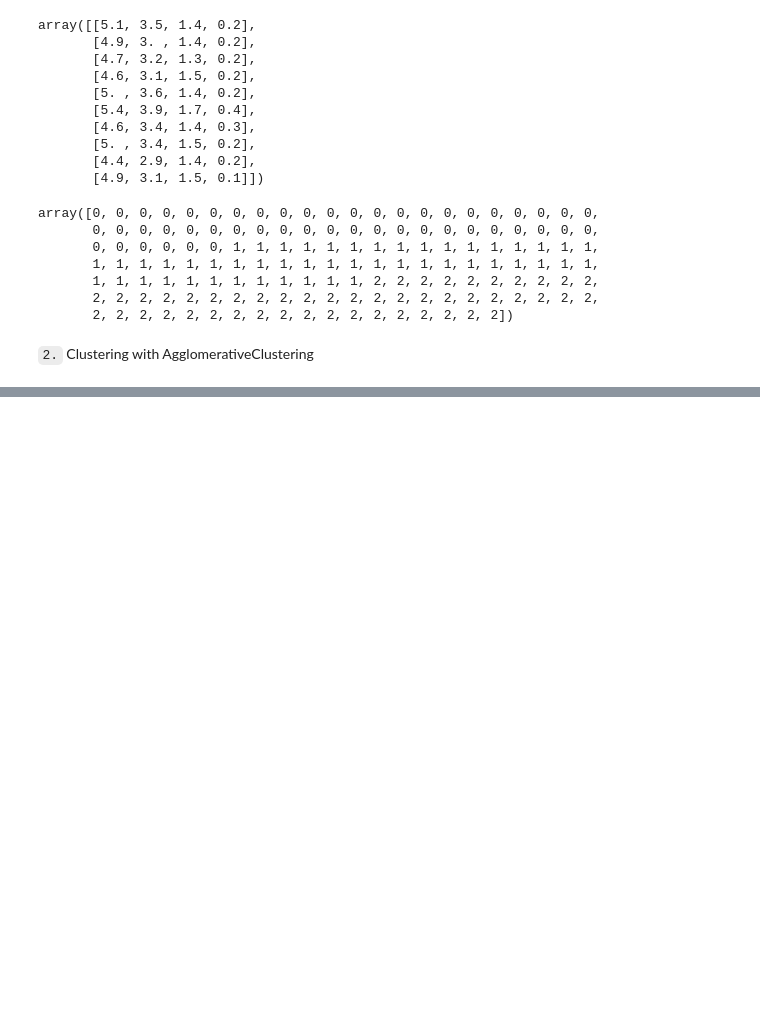
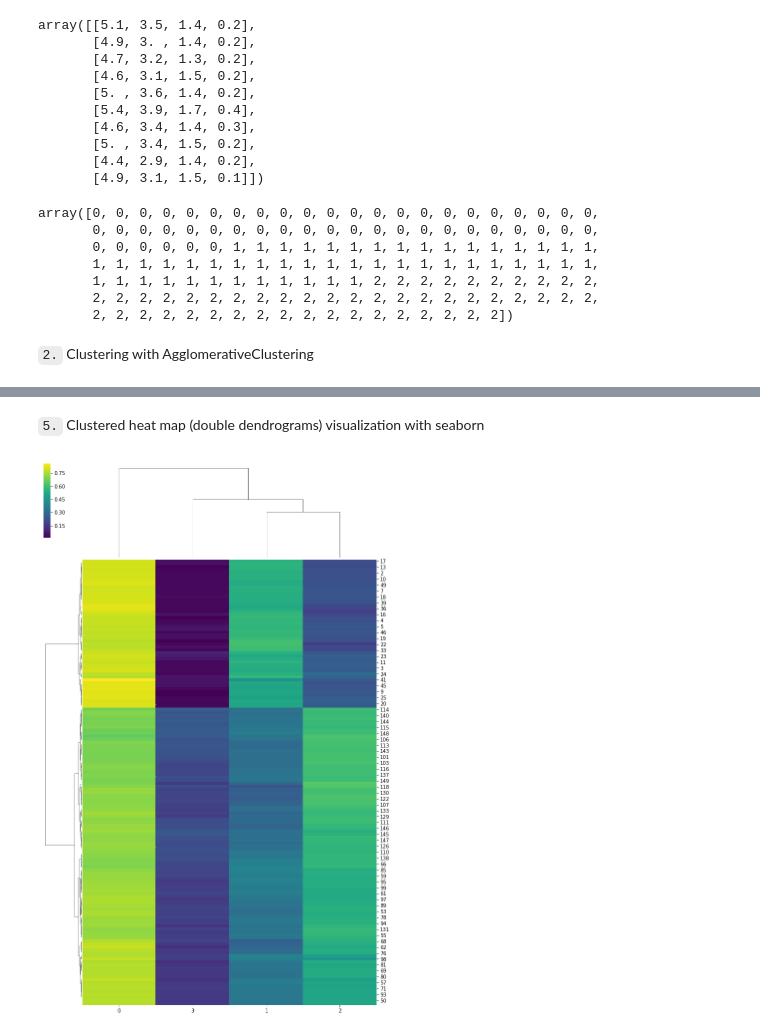
Before and after one commit to sclkan/ML-Study-Notes, a Jupyter notebook: unsupervised_learning_notes.ipynb, the cells around one changed output, grey strips where cells are left out. Saved outputs shown, nothing was run; the diff lists cells and outputs as text; code cells hidden in the pictures; blank space fills up the shorter version.

```diff
--- a/unsupervised_learning_notes.ipynb
+++ b/unsupervised_learning_notes.ipynb
@@ -347,0 +448,8 @@ s_pred = single.fit_predict(iris.data)
+# %% [markdown]
+`5.` Clustered heat map (double dendrograms) visualization with seaborn
+# %%
+import seaborn as sb
+
+sb.clustermap(normalized_X, figsize=[12,20], method=linkage_type, cmap='viridis');
+# %% [output]
+[figure, added]
```
Also changed, not shown: parts of 11 cells of this notebook.
